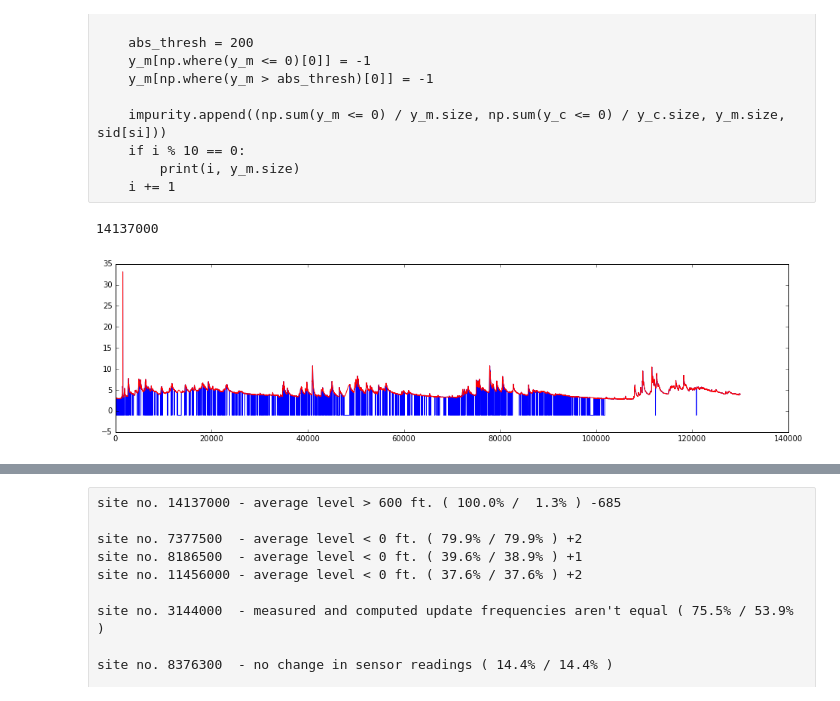
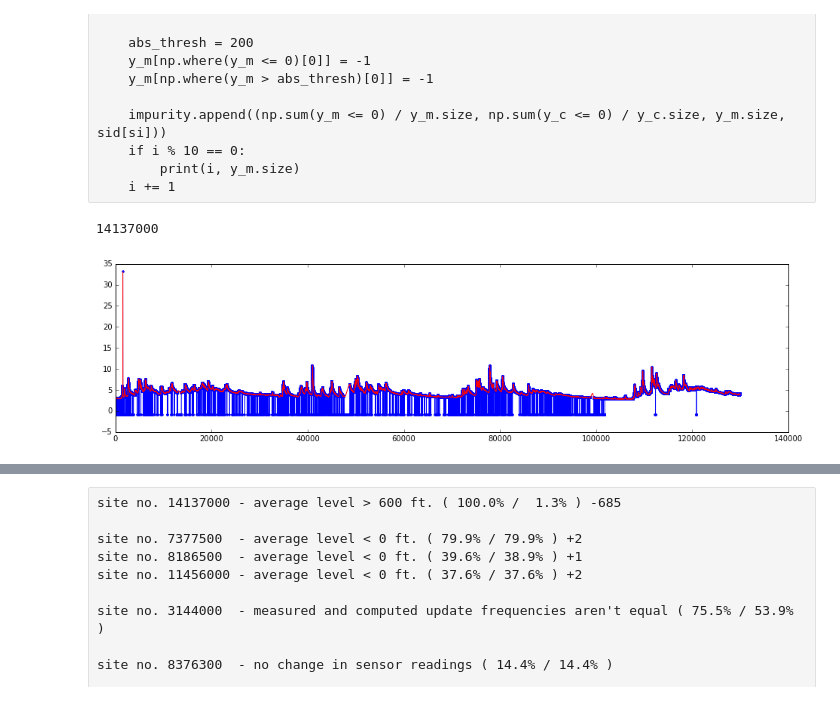
Before and after one commit to codeminders/water-data, a Jupyter notebook: preproc.ipynb, the cells around one changed output, grey strips where cells are left out. Drawn from its saved outputs; the diff is of its cells as text; code cells hidden in the pictures.

```diff
--- a/preproc.ipynb
+++ b/preproc.ipynb
@@ -129,23 +129,23 @@ for si in range(cursor.count()):
 # %%
 si = 14137000 # sorted(impurity)[-67]
 
 Tm, Zm, Tc, Zc = get_data(db, si)
 
 abs_thresh = np.median(Zm) + 15*np.subtract(*np.percentile(Zm, [90, 10]))
 Zm[Zm <= 0] = -1
 Zm[Zm > abs_thresh] = -1
 
 Ym, Yc = align_measurements(Tm, Zm, Tc, Zc)
-Qm = fill_gaps(Ym, 10000, 10)
+Qm = fill_gaps(Ym, max_gap = 10000, spike_size = 2, window_size = 4*12)
 
 plt.figure(figsize = (16,4))
-plt.plot(Ym, 'b-')
+plt.plot(Ym, 'b.-')
 plt.plot(Qm, 'r-')
 #plt.plot(Yc, 'r-')
-#plt.ylim(4.2,5.0)
-#plt.xlim(12800,13000)
+#plt.ylim(2,5)
+#plt.xlim(12800, 13000)
 
 print(si)
 # %% [output]
 14137000
-[figure, old version]
+[figure, new version]
```
Also changed, not shown: parts of 8 cells of this notebook, 1 other file.
